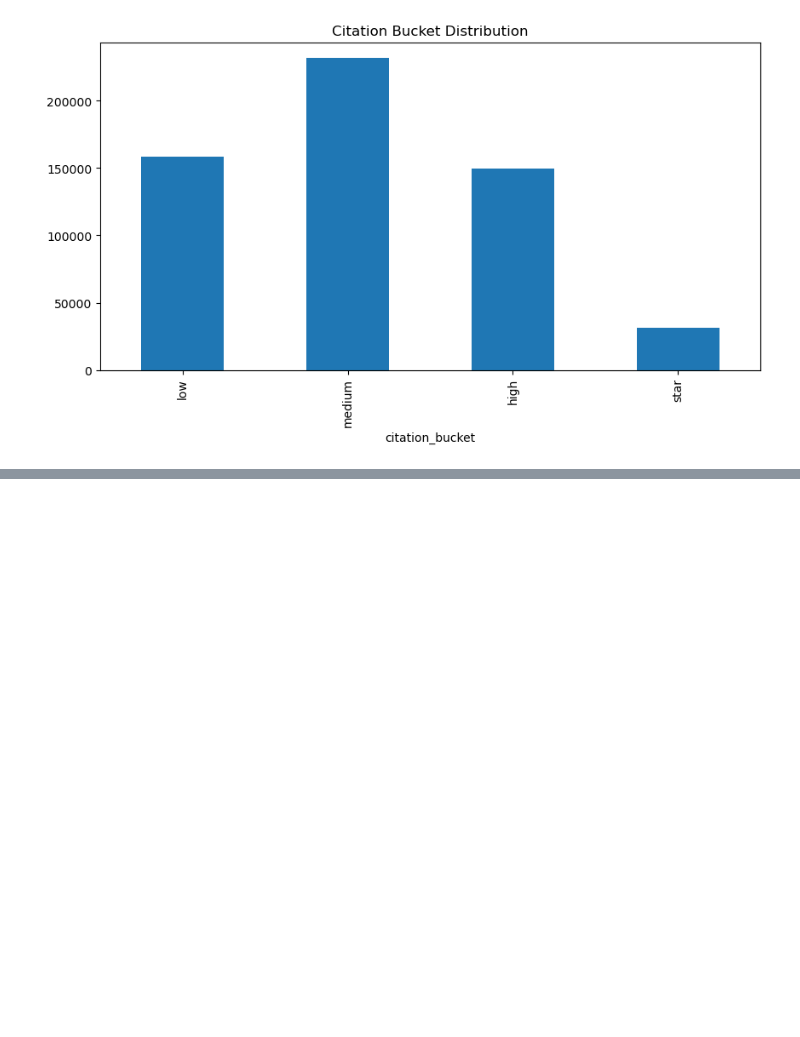
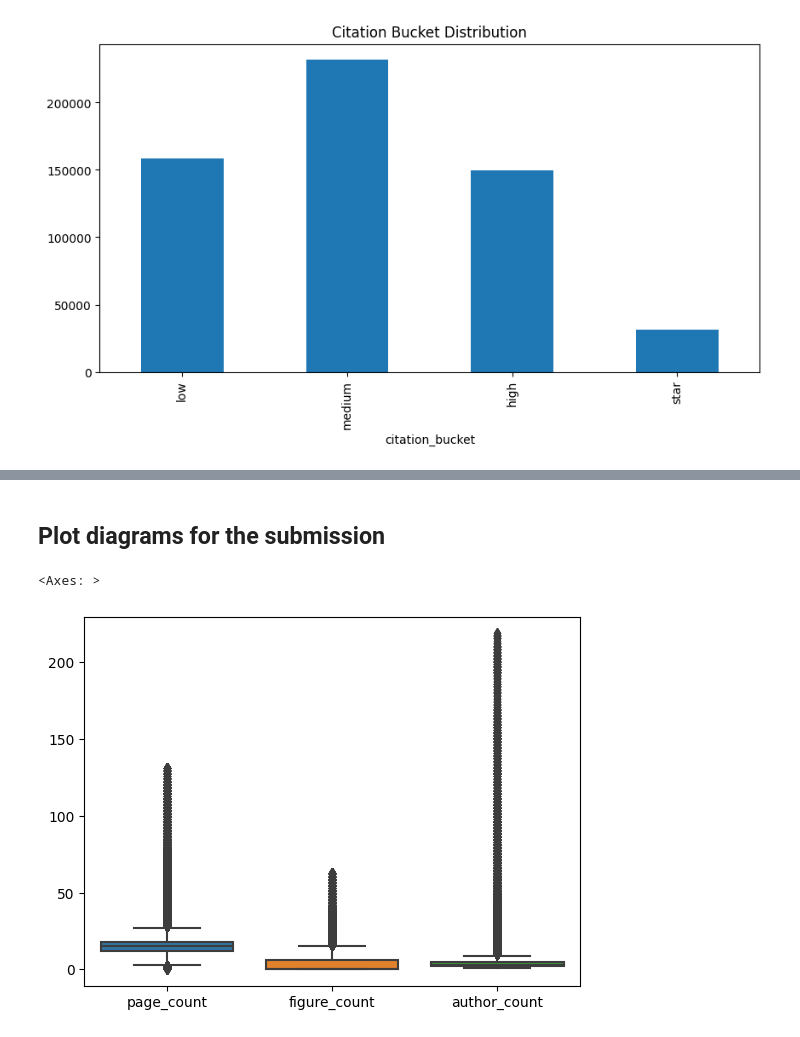
Before and after one commit to Grutschus/uu-data-mining-project, a Jupyter notebook: feature_extraction.ipynb, the cells around one changed output, grey strips where cells are left out. Saved outputs shown, nothing was run; the diff lists cells and outputs as text; code cells hidden in the pictures; blank space fills up the shorter version.

Commit message:
feat: added boxplots and histograms for final columns.

```diff
--- a/feature_extraction.ipynb
+++ b/feature_extraction.ipynb
@@ -555,3 +555,12 @@ dataset_pd.head()
 | 10.1007/s00025-018-0843-4 | 15.0 | 0.0 | 2 | 2018 | 6 | 8 | Deepshikha and Lalit K. Vashisht ... | True | ... |
 # %%
 dataset_pd.to_parquet("dataset/dataset_labeled.parquet")
+# %% [markdown]
+## Plot diagrams for the submission
+# %%
+dataset_pd = pd.read_parquet('dataset/dataset_labeled.parquet')
+# %%
+sns.boxplot(data=dataset_pd[['page_count', 'figure_count', 'author_count']])
+# %% [output]
+<Axes: >
+[figure, added]
```
Also changed, not shown: parts of 5 cells of this notebook.
